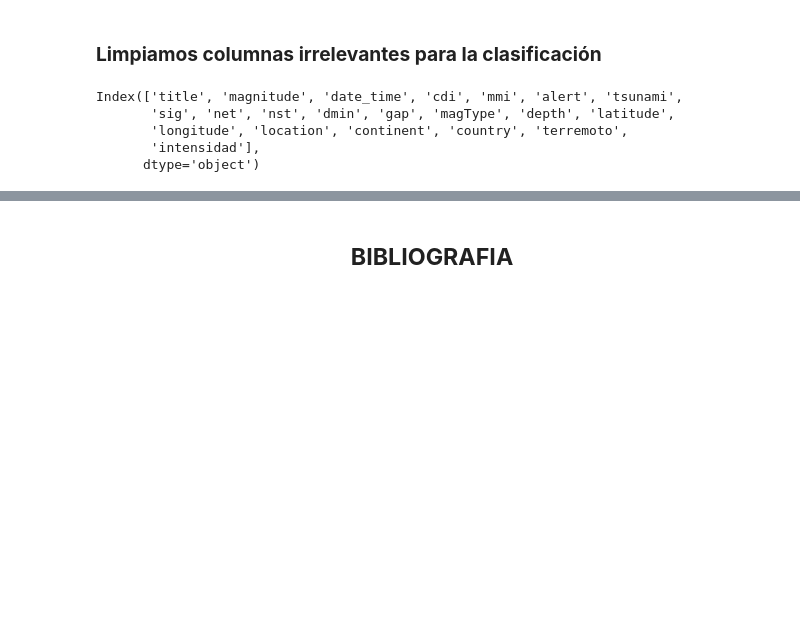
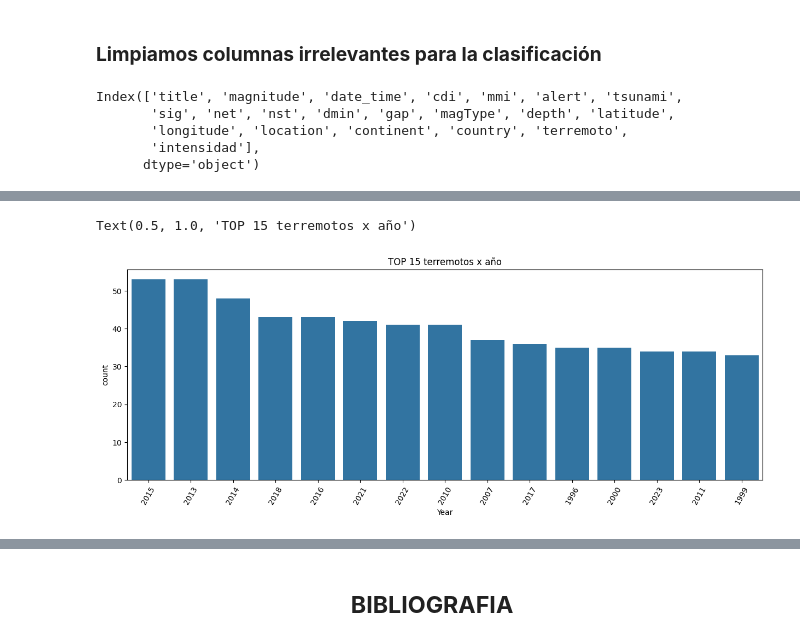
Before and after one commit to CristianLLDev/talentotech, a Jupyter notebook: Proyecto Final Regresion Logistica Terremotos/Exposicion _Regresion_logistica_Clasificacion_Intensidad_Terremotos.ipynb, the cells around one changed output, grey strips where cells are left out. Saved outputs shown, nothing was run; the diff lists cells and outputs as text; code cells hidden in the pictures; blank space fills up the shorter version.

```diff
--- a/Proyecto Final Regresion Logistica Terremotos/Exposicion _Regresion_logistica_Clasificacion_Intensidad_Terremotos.ipynb
+++ b/Proyecto Final Regresion Logistica Terremotos/Exposicion _Regresion_logistica_Clasificacion_Intensidad_Terremotos.ipynb
@@ -201,0 +248,10 @@ df.head()
+# %%
+o=df['Year'].value_counts().head(15).index
+plt.figure(figsize=(15,5))
+sns.countplot(x='Year',data=df,order=o)
+plt.xticks(rotation=60)
+plt.title('TOP 15 terremotos x año')
+#Indonesia has the highest number of earthquakes.
+# %% [output]
+Text(0.5, 1.0, 'TOP 15 terremotos x año')
+[figure, added]
```
Also changed, not shown: parts of 14 cells of this notebook.
